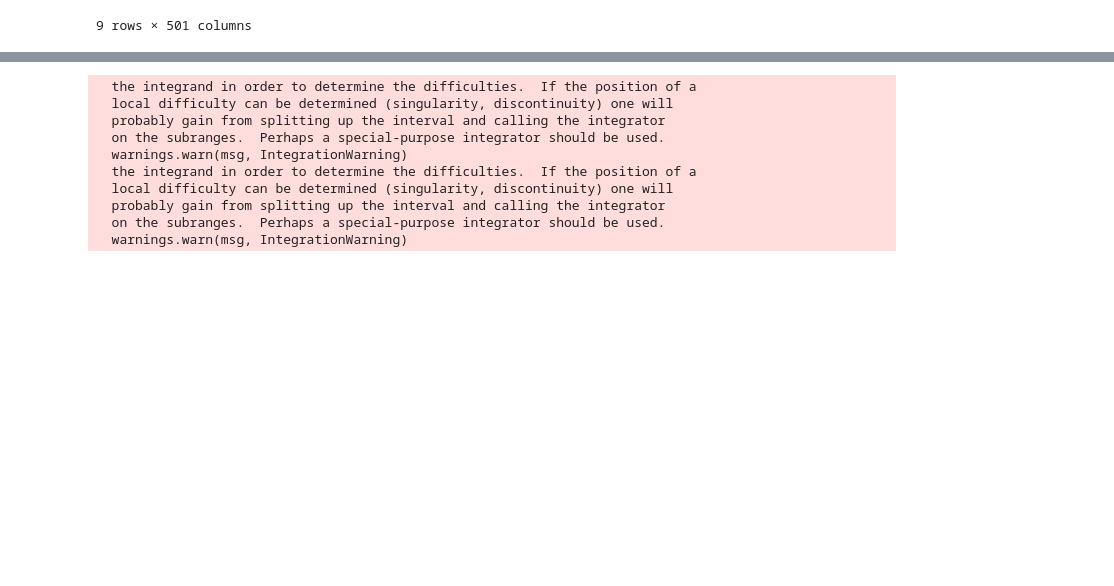
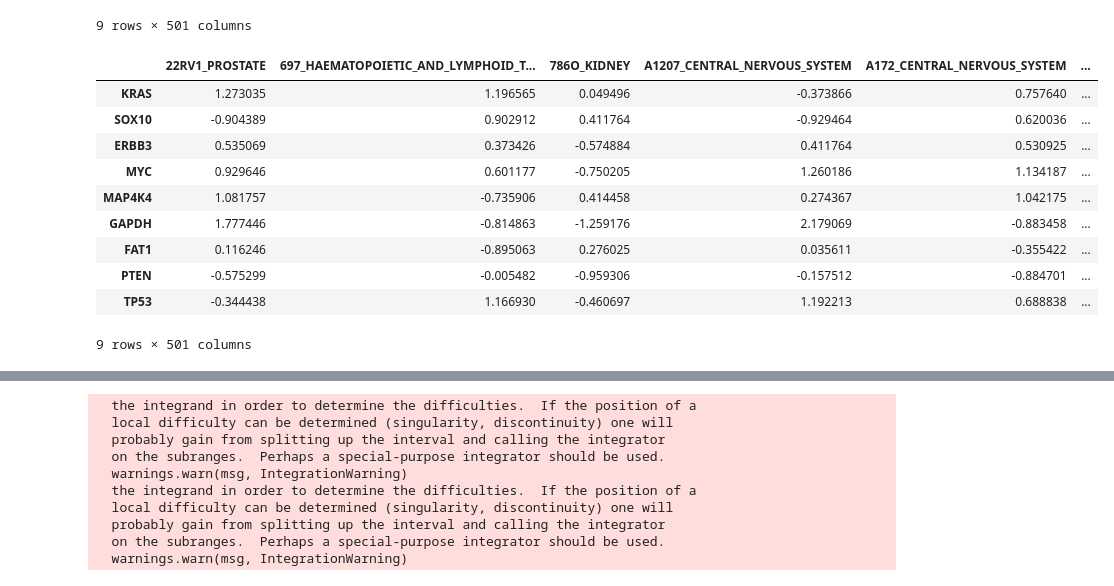
Before and after one commit to St1ngray/context, a Jupyter notebook: notebook/context.ipynb, the cells around one changed output, grey strips where cells are left out. Saved outputs shown, nothing was run; the diff lists cells and outputs as text; code cells hidden in the pictures; blank space fills up the shorter version.

```diff
--- a/notebook/context.ipynb
+++ b/notebook/context.ipynb
@@ -30,6 +31,25 @@ feature_x_sample
 | PTEN | -1.100954 | -0.011806 | -1.834946 | -0.302397 | -1.692347 | ... |
 | TP53 | -0.659688 | 2.229142 | -0.881906 | 2.277468 | 1.315316 | ... |
 9 rows × 501 columns
+# %%
+feature_x_sample = pd.DataFrame(
+    normalize_2d_array(feature_x_sample.values, '-0-'),
+    index=feature_x_sample.index,
+    columns=feature_x_sample.columns)
+
+feature_x_sample
+# %% [output]
+|  | 22RV1_PROSTATE | 697_HAEMATOPOIETIC_AND_LYMPHOID_T... | 786O_KIDNEY | A1207_CENTRAL_NERVOUS_SYSTEM | A172_CENTRAL_NERVOUS_SYSTEM | ... |
+| KRAS | 1.273035 | 1.196565 | 0.049496 | -0.373866 | 0.757640 | ... |
+| SOX10 | -0.904389 | 0.902912 | 0.411764 | -0.929464 | 0.620036 | ... |
+| ERBB3 | 0.535069 | 0.373426 | -0.574884 | 0.411764 | 0.530925 | ... |
+| MYC | 0.929646 | 0.601177 | -0.750205 | 1.260186 | 1.134187 | ... |
+| MAP4K4 | 1.081757 | -0.735906 | 0.414458 | 0.274367 | 1.042175 | ... |
+| GAPDH | 1.777446 | -0.814863 | -1.259176 | 2.179069 | -0.883458 | ... |
+| FAT1 | 0.116246 | -0.895063 | 0.276025 | 0.035611 | -0.355422 | ... |
+| PTEN | -0.575299 | -0.005482 | -0.959306 | -0.157512 | -0.884701 | ... |
+| TP53 | -0.344438 | 1.166930 | -0.460697 | 1.192213 | 0.688838 | ... |
+9 rows × 501 columns
 # %%
 array_1d = np.random.random_sample(10)
 # %%
```
Also changed, not shown: parts of 8 cells of this notebook.
